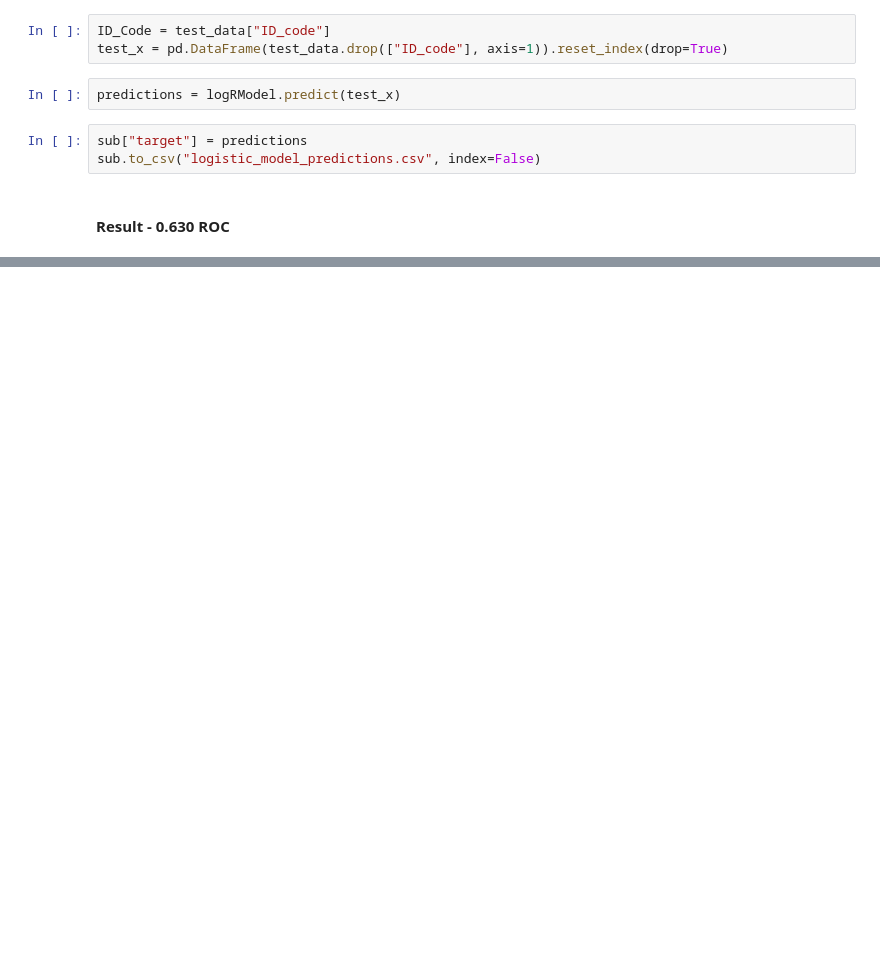
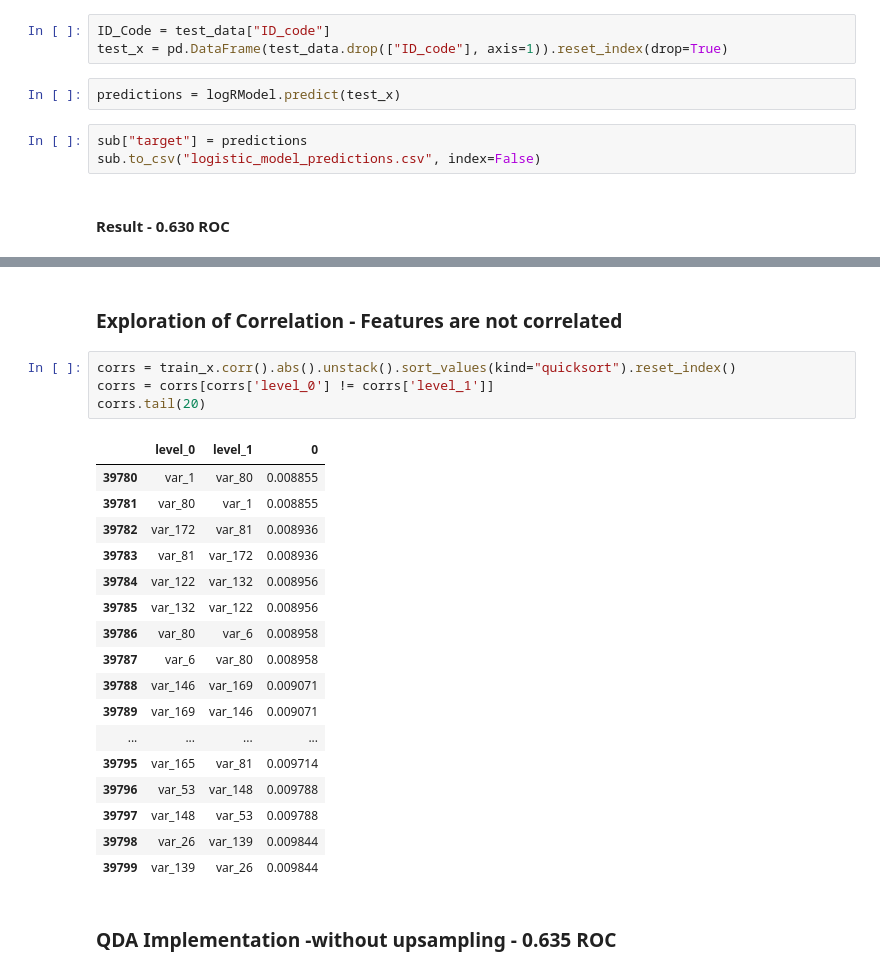
Before and after one commit to parihardeepanshu/DS5220, a Jupyter notebook: DS5220_project.ipynb, the cells around one changed output, grey strips where cells are left out. Drawn from its saved outputs; the diff is of its cells as text; blank space fills up the shorter version.

Commit message:
LDA, QDA, and upsampling

```diff
--- a/DS5220_project.ipynb
+++ b/DS5220_project.ipynb
@@ -78,0 +140,26 @@ sub.to_csv("logistic_model_predictions.csv", index=False)
+# %% [markdown]
+###  Exploration of Correlation - Features are not correlated
+# %%
+corrs = train_x.corr().abs().unstack().sort_values(kind="quicksort").reset_index()
+corrs = corrs[corrs['level_0'] != corrs['level_1']]
+corrs.tail(20)
+# %% [output]
+|  | level_0 | level_1 | 0 |
+| 39780 | var_1 | var_80 | 0.008855 |
+| 39781 | var_80 | var_1 | 0.008855 |
+| 39782 | var_172 | var_81 | 0.008936 |
+| 39783 | var_81 | var_172 | 0.008936 |
+| 39784 | var_122 | var_132 | 0.008956 |
+| 39785 | var_132 | var_122 | 0.008956 |
+| 39786 | var_80 | var_6 | 0.008958 |
+| 39787 | var_6 | var_80 | 0.008958 |
+| 39788 | var_146 | var_169 | 0.009071 |
+| 39789 | var_169 | var_146 | 0.009071 |
+| ... | ... | ... | ... |
+| 39795 | var_165 | var_81 | 0.009714 |
+| 39796 | var_53 | var_148 | 0.009788 |
+| 39797 | var_148 | var_53 | 0.009788 |
+| 39798 | var_26 | var_139 | 0.009844 |
+| 39799 | var_139 | var_26 | 0.009844 |
+# %% [markdown]
+### QDA Implementation -without upsampling - 0.635 ROC
```
Also changed, not shown: parts of 13 cells of this notebook, 4 other files.
